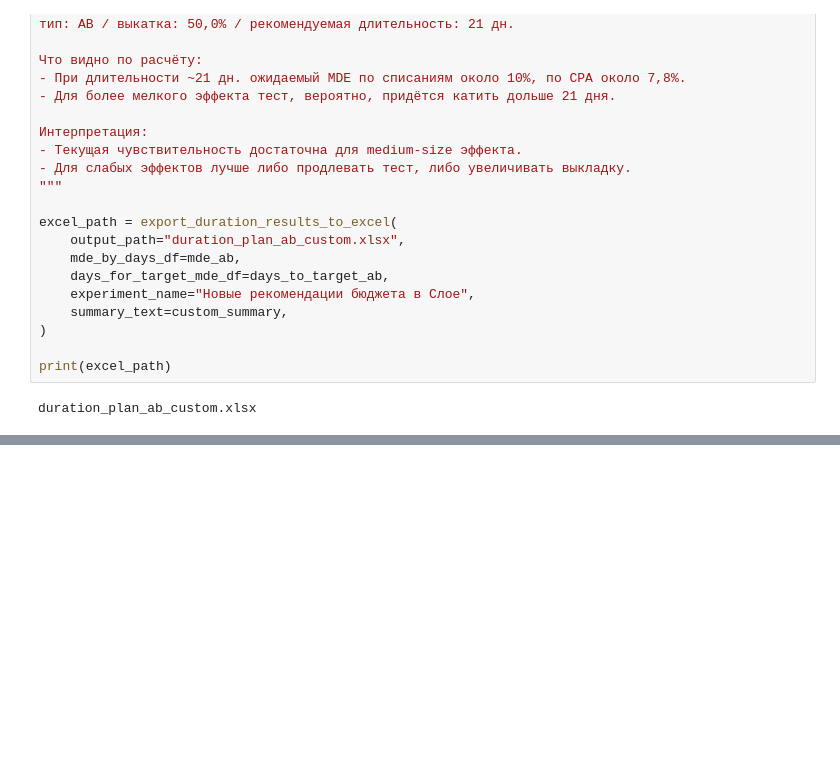
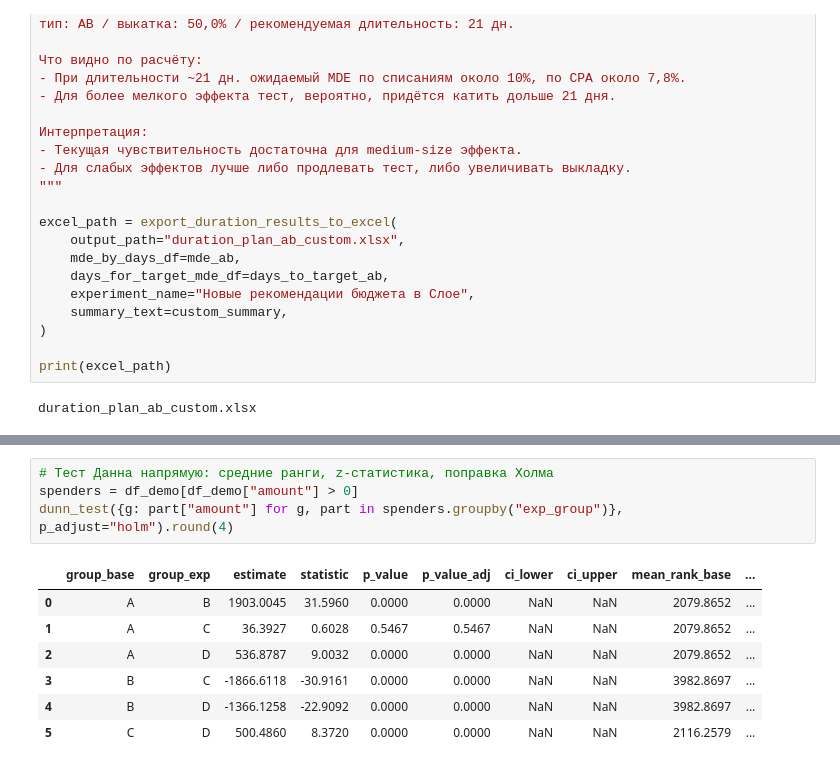
Before and after one commit to klipbn/fast_exp_analytics, a Jupyter notebook: examples/fast_exp_analytics_example.ipynb, the cells around one changed output, grey strips where cells are left out. Drawn from its saved outputs; the diff is of its cells as text; blank space fills up the shorter version.

```diff
--- a/examples/fast_exp_analytics_example.ipynb
+++ b/examples/fast_exp_analytics_example.ipynb
@@ -867,0 +1248,12 @@ duration_plan_ab_custom.xlsx
+# %%
+# Тест Данна напрямую: средние ранги, z-статистика, поправка Холма
+spenders = df_demo[df_demo["amount"] > 0]
+dunn_test({g: part["amount"] for g, part in spenders.groupby("exp_group")}, p_adjust="holm").round(4)
+# %% [output]
+|  | group_base | group_exp | estimate | statistic | p_value | p_value_adj | ci_lower | ci_upper | mean_rank_base | ... |
+| 0 | A | B | 1903.0045 | 31.5960 | 0.0000 | 0.0000 | NaN | NaN | 2079.8652 | ... |
+| 1 | A | C | 36.3927 | 0.6028 | 0.5467 | 0.5467 | NaN | NaN | 2079.8652 | ... |
+| 2 | A | D | 536.8787 | 9.0032 | 0.0000 | 0.0000 | NaN | NaN | 2079.8652 | ... |
+| 3 | B | C | -1866.6118 | -30.9161 | 0.0000 | 0.0000 | NaN | NaN | 3982.8697 | ... |
+| 4 | B | D | -1366.1258 | -22.9092 | 0.0000 | 0.0000 | NaN | NaN | 3982.8697 | ... |
+| 5 | C | D | 500.4860 | 8.3720 | 0.0000 | 0.0000 | NaN | NaN | 2116.2579 | ... |
```
Also changed, not shown: parts of 51 cells of this notebook, 27 other files.
